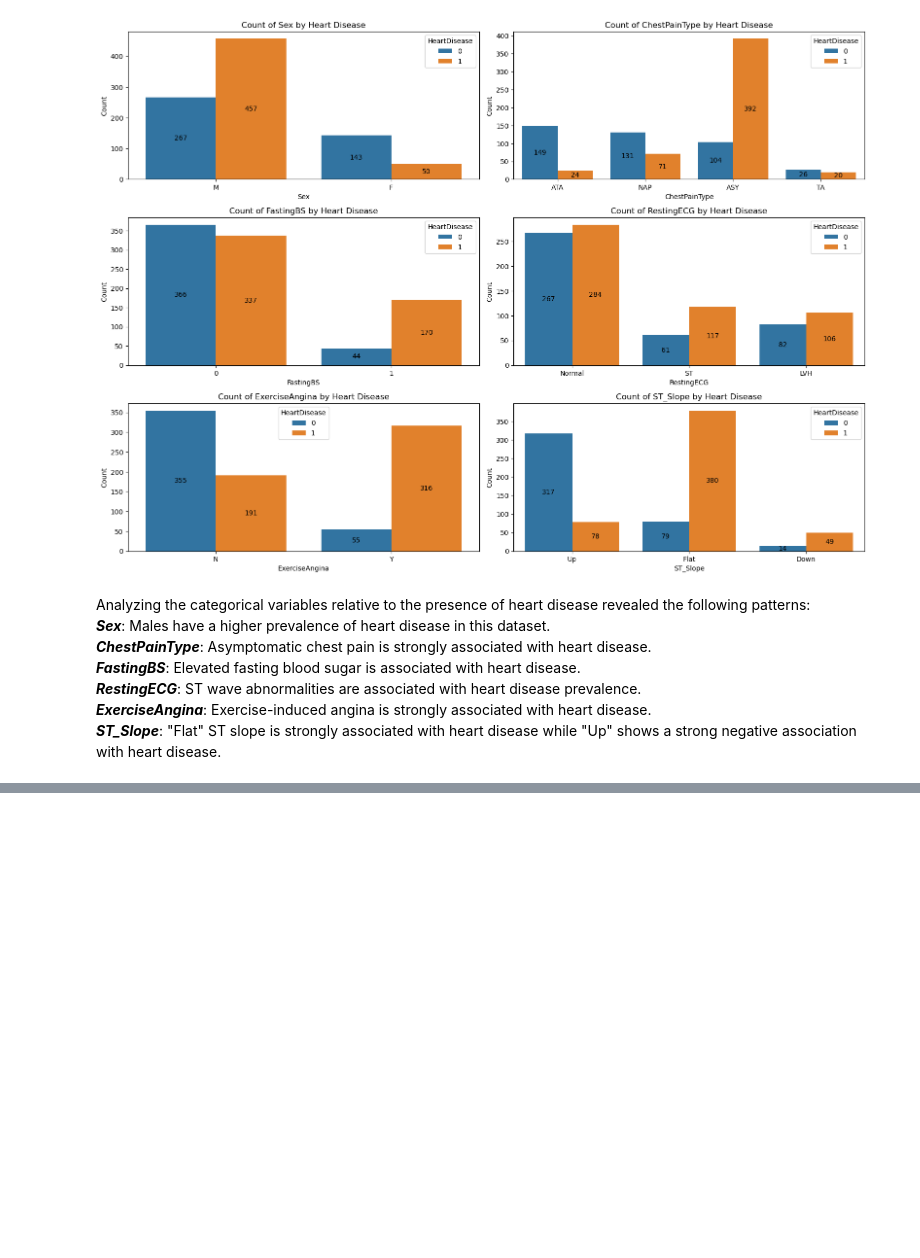
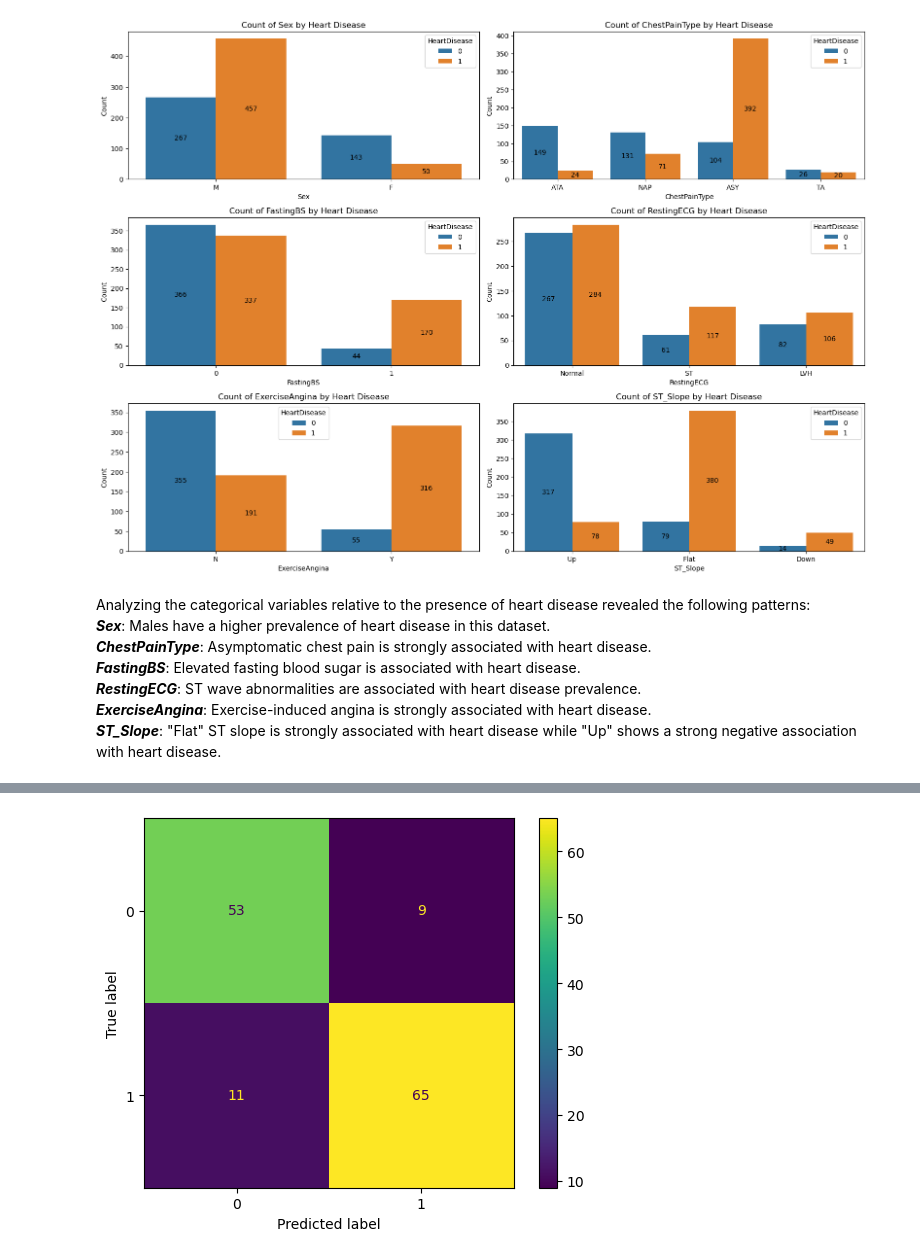
Before and after one commit to DaeJens/HeartDiseaseMachineLearn, a Jupyter notebook: chd_machinelearn.ipynb, the cells around one changed output, grey strips where cells are left out. Drawn from its saved outputs; the diff is of its cells as text; code cells hidden in the pictures; blank space fills up the shorter version.

```diff
--- a/chd_machinelearn.ipynb
+++ b/chd_machinelearn.ipynb
@@ -172,0 +293,9 @@ Analyzing the categorical variables relative to the presence of heart disease re
+# %%
+# Model evaluation on test set
+# Scale the test set
+x_test_scaled = scaler.transform(x_test[features])
+
+# Make predictions on the test set
+predictions = knn_grid.best_estimator_.predict(x_test_scaled)
+accuracy = accuracy_score(y_test, predictions)
+print(f"Model accuracy on test set: {accuracy*100:.2f}%")
@@ -172,0 +330,7 @@ Analyzing the categorical variables relative to the presence of heart disease re
+# %%
+# Visualize the model's performance using a confusion matrix
+cf = confusion_matrix(y_test, predictions)
+ConfusionMatrixDisplay(cf).plot()
+plt.show()
+# %% [output]
+[figure, added]
```
Also changed, not shown: parts of 9 cells of this notebook.
